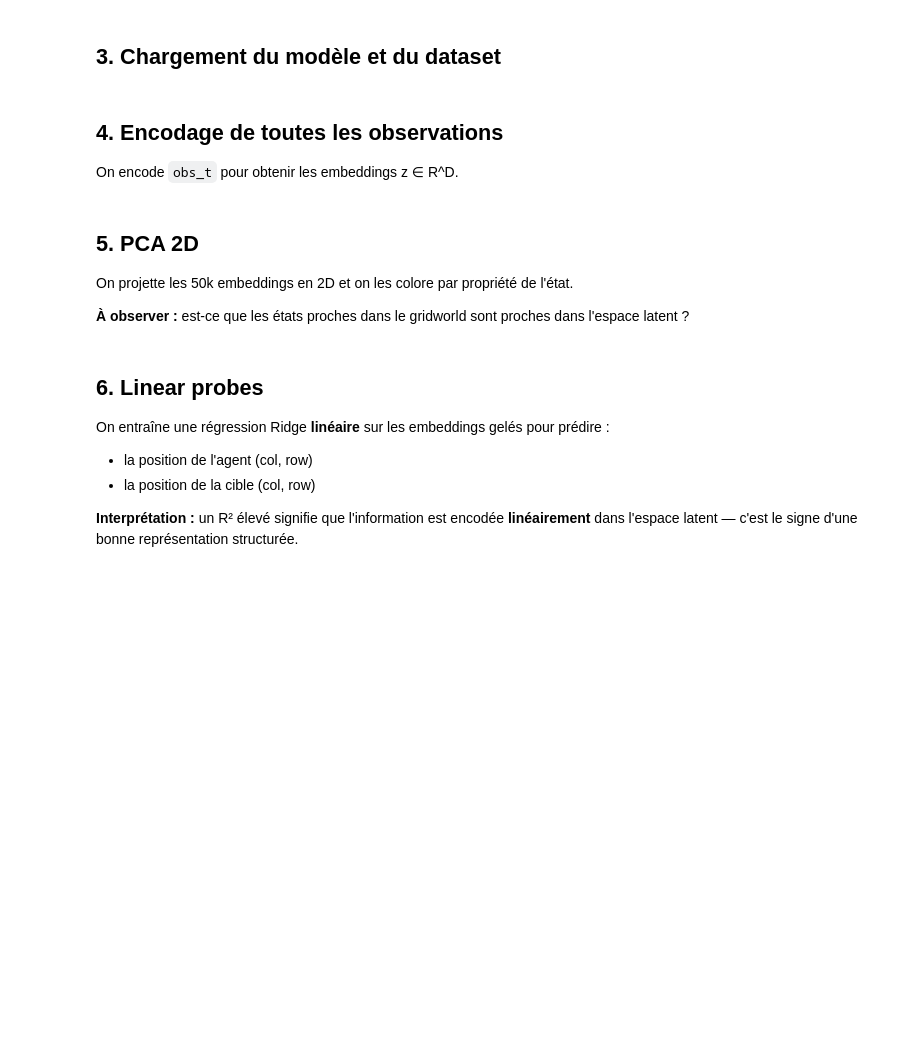
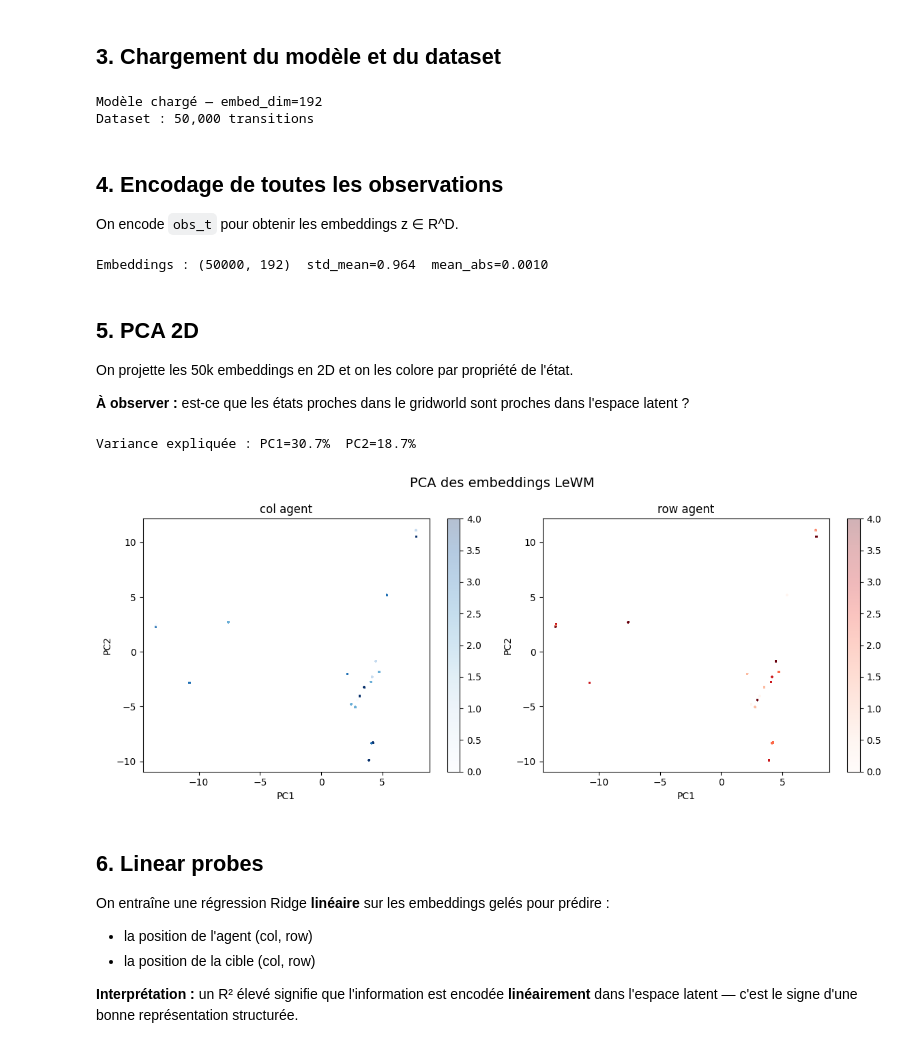
Before and after one commit to Stabadev/wm_colab, a Jupyter notebook: wm_probe.ipynb, the cells around one changed output. Cells and saved outputs as stored; diff of their text form; code cells hidden in the pictures; blank space fills up the shorter version.

```diff
--- a/wm_probe.ipynb
+++ b/wm_probe.ipynb
@@ -18,7 +18,7 @@ Analyses :
 from pathlib import Path
 
 # ── À adapter selon ton run ─────────────────────────────────────────────────
-CHECKPOINT_PATH = Path("./local_runs/checkpoints/lewm_vit_50k_v2.pt")
+CHECKPOINT_PATH = Path("./local_runs/checkpoints/lewm_vit_50k_v4.pt")
 DATASET_PATH    = Path("./local_runs/datasets/dataset_iso_N5_50k.npz")
 # ────────────────────────────────────────────────────────────────────────────
 
@@ -67,10 +72,12 @@ obs_t1   = d["obs_t1"]
 actions  = d["actions"]   # (N,) int64
 agent_t  = d["agent_t"]   # (N, 2) int8  — (col, row)
 agent_t1 = d["agent_t1"]
-target   = d["target"]    # (N, 2) int8
 
 N = len(actions)
 print(f"Dataset : {N:,} transitions")
+# %% [output]
+Modèle chargé — embed_dim=192
+Dataset : 50,000 transitions
 # %% [markdown]
 ## 4. Encodage de toutes les observations
 
@@ -92,6 +99,8 @@ def encode_all(obs_array):
 
 Z = encode_all(obs_t)   # (N, D)
 print(f"Embeddings : {Z.shape}  std_mean={Z.std(axis=0).mean():.3f}  mean_abs={np.abs(Z.mean(axis=0)).mean():.4f}")
+# %% [output]
+Embeddings : (50000, 192)  std_mean=0.964  mean_abs=0.0010
 # %% [markdown]
 ## 5. PCA 2D
 
@@ -101,26 +110,27 @@ On projette les 50k embeddings en 2D et on les colore par propriété de l'état
 # %%
 pca = PCA(n_components=2)
 Z2  = pca.fit_transform(Z)   # (N, 2)
 print(f"Variance expliquée : PC1={pca.explained_variance_ratio_[0]:.1%}  PC2={pca.explained_variance_ratio_[1]:.1%}")
 
-fig, axes = plt.subplots(2, 2, figsize=(14, 12))
+fig, axes = plt.subplots(1, 2, figsize=(12, 5))
 
 props = [
-    (agent_t[:, 0],  "col agent",  "Blues"),
-    (agent_t[:, 1],  "row agent",  "Reds"),
-    (target[:, 0],   "col cible",  "Greens"),
-    (target[:, 1],   "row cible",  "Oranges"),
+    (agent_t[:, 0], "col agent", "Blues"),
+    (agent_t[:, 1], "row agent", "Reds"),
 ]
 
-for ax, (values, title, cmap) in zip(axes.flatten(), props):
+for ax, (values, title, cmap) in zip(axes, props):
     sc = ax.scatter(Z2[:, 0], Z2[:, 1], c=values, cmap=cmap, s=1, alpha=0.3)
     plt.colorbar(sc, ax=ax)
     ax.set_title(title)
     ax.set_xlabel("PC1"); ax.set_ylabel("PC2")
 
 plt.suptitle("PCA des embeddings LeWM", fontsize=14)
 plt.tight_layout()
 plt.show()
+# %% [output]
+Variance expliquée : PC1=30.7%  PC2=18.7%
+[figure, added]
 # %% [markdown]
 ## 6. Linear probes
 
```
Also changed, not shown: parts of 6 cells of this notebook, 2 other files.
